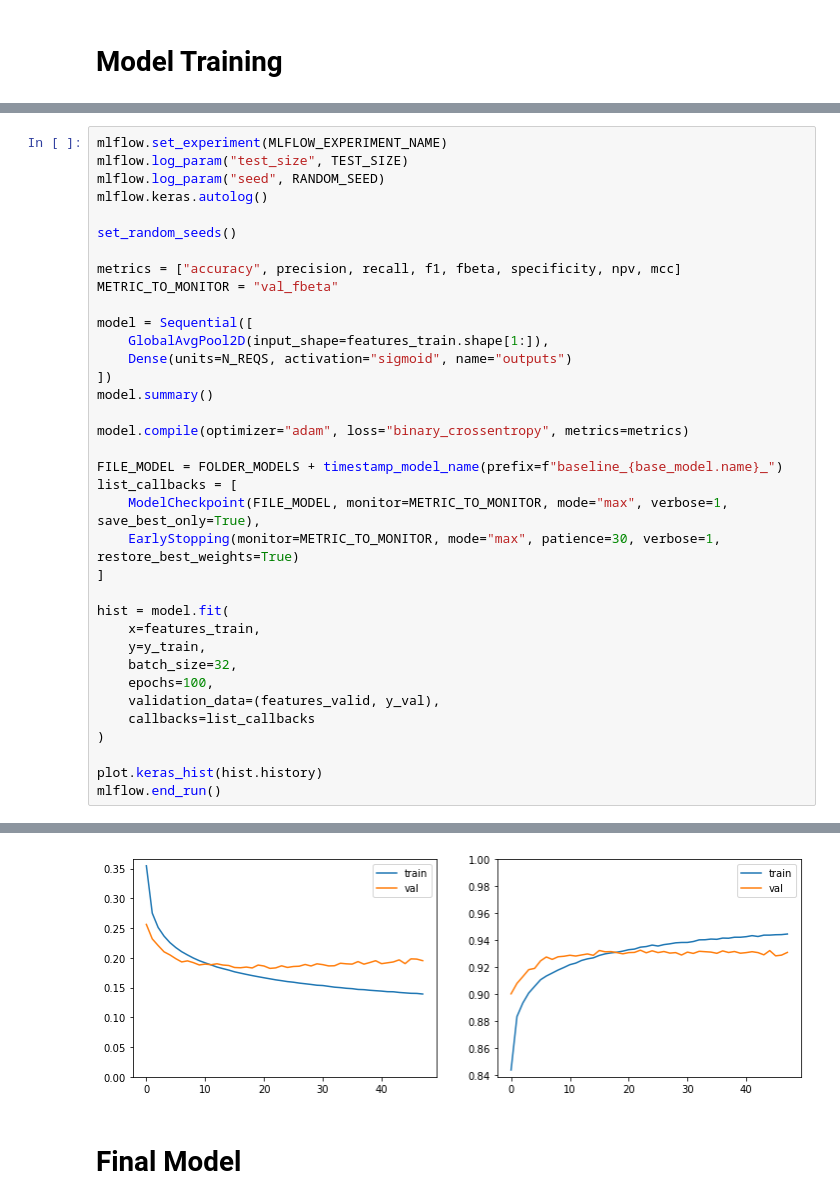
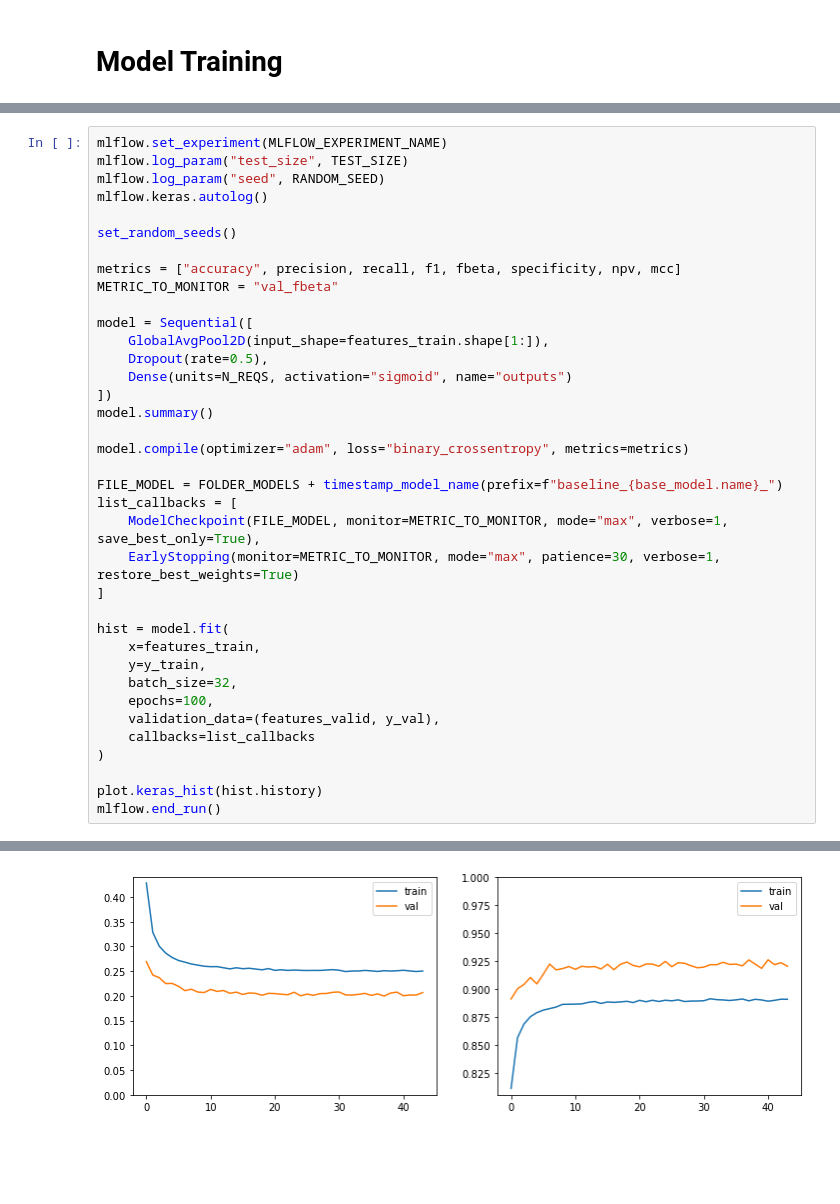
Before and after one commit to arnaldog12/icaonet, a Jupyter notebook: notebooks/Baselines.ipynb, the cells around one changed output, grey strips where cells are left out. Cells and saved outputs as stored; diff of their text form; blank space fills up the shorter version.

```diff
--- a/notebooks/Baselines.ipynb
+++ b/notebooks/Baselines.ipynb
@@ -165,6 +165,7 @@ METRIC_TO_MONITOR = "val_fbeta"
 
 model = Sequential([
     GlobalAvgPool2D(input_shape=features_train.shape[1:]),
+    Dropout(rate=0.5),
     Dense(units=N_REQS, activation="sigmoid", name="outputs")
 ])
 model.summary()
@@ -209,3 +210 @@ Epoch 00048: early stopping
-[figure, old version]
+[figure, new version]
-# %% [markdown]
-# Final Model
```
Also changed, not shown: parts of 24 cells of this notebook, 2 other files.
